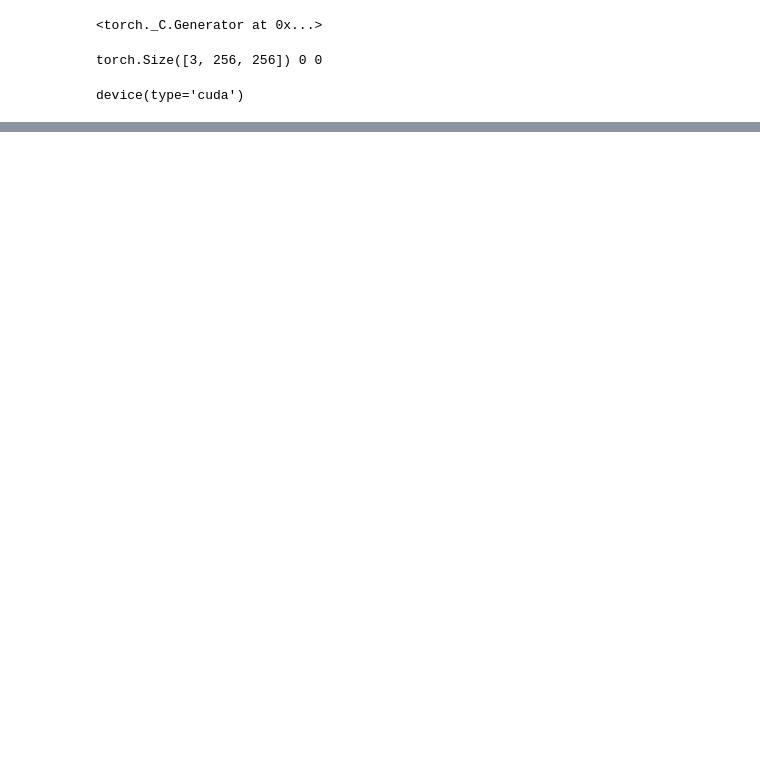
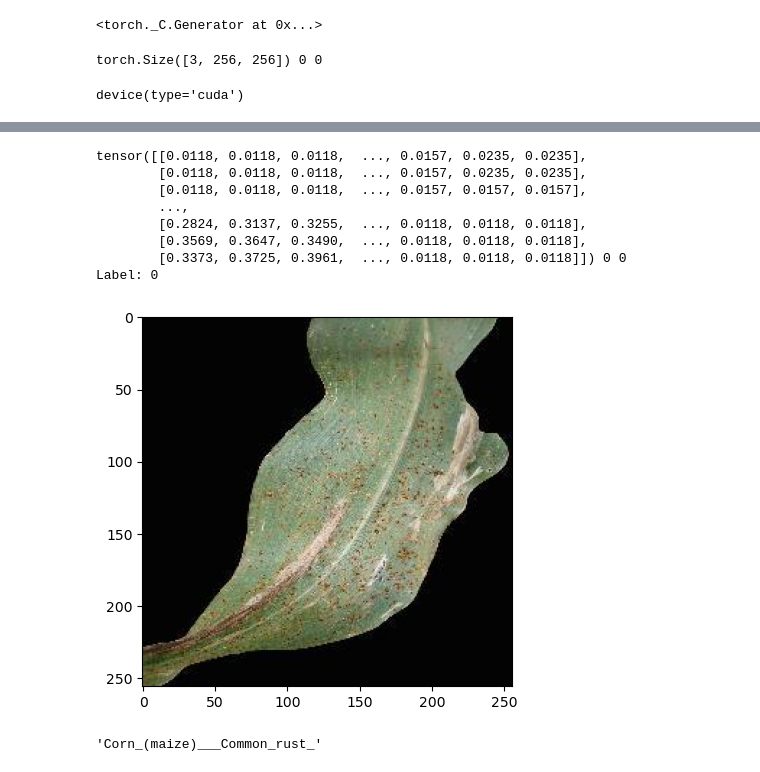
Before and after one commit to KhageshorGiri/Fuse_Fellowship_DL_project, a Jupyter notebook: src/Notebooks/crops-disease-identification.ipynb, the cells around one changed output, grey strips where cells are left out. Cells and saved outputs as stored; diff of their text form; code cells hidden in the pictures; blank space fills up the shorter version.

```diff
--- a/src/Notebooks/crops-disease-identification.ipynb
+++ b/src/Notebooks/crops-disease-identification.ipynb
@@ -514,0 +489,3 @@ Epoch: 2, Accuracy: 46.99%
+# %%
+test_dir = "../input/new-plant-diseases-dataset/test"
+test = CustomDataset(test_dir, transform=transforms.ToTensor())
@@ -514,0 +513,16 @@ Epoch: 2, Accuracy: 46.99%
+# %%
+# predicting first image
+img, label, category = test[12]
+print(img[0], label, category)
+plt.imshow(img.permute(1, 2, 0))
+print('Label:', label)
+# %% [output]
+tensor([[0.0118, 0.0118, 0.0118,  ..., 0.0157, 0.0235, 0.0235],
+        [0.0118, 0.0118, 0.0118,  ..., 0.0157, 0.0235, 0.0235],
+        [0.0118, 0.0118, 0.0118,  ..., 0.0157, 0.0157, 0.0157],
+        ...,
+        [0.2824, 0.3137, 0.3255,  ..., 0.0118, 0.0118, 0.0118],
+        [0.3569, 0.3647, 0.3490,  ..., 0.0118, 0.0118, 0.0118],
+        [0.3373, 0.3725, 0.3961,  ..., 0.0118, 0.0118, 0.0118]]) 0 0
+Label: 0
+[figure, added]
@@ -514,0 +535,5 @@ Epoch: 2, Accuracy: 46.99%
+# %%
+_,p_disease = torch.max(disease, dim=1)
+train.classes[p_disease[0].item()]
+# %% [output]
+'Corn_(maize)___Common_rust_'
```
Also changed, not shown: parts of 22 cells of this notebook.
